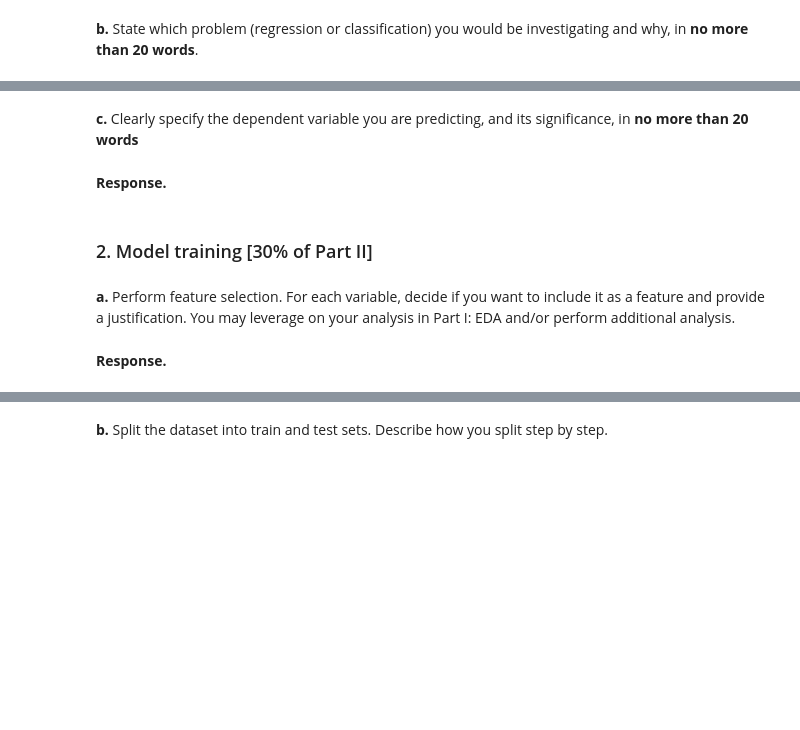
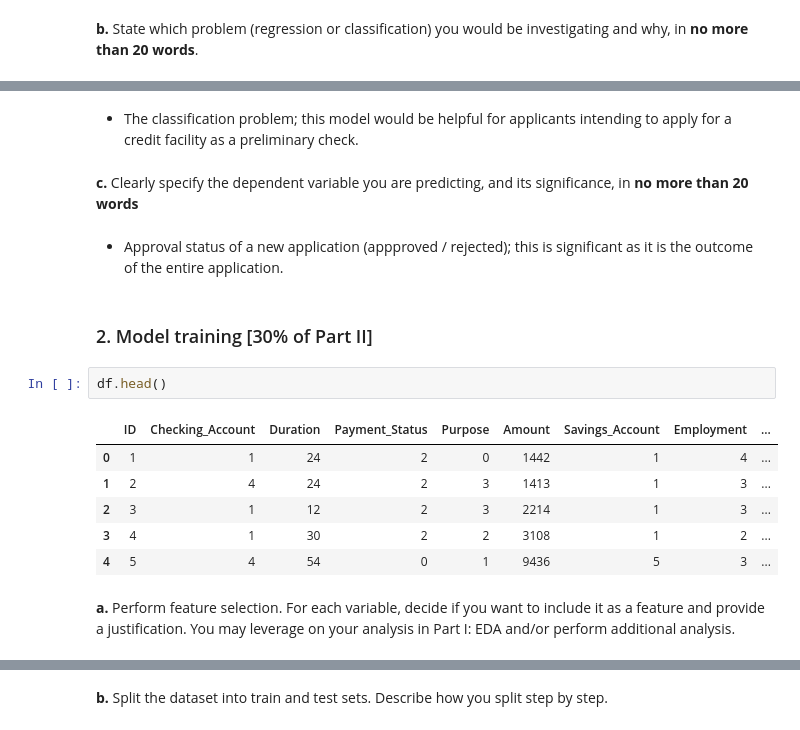
Before and after one commit to Bk49/CS105-Project, a Jupyter notebook: CS105 Project Submission (Final) 2023.ipynb, the cells around one changed output, grey strips where cells are left out. Saved outputs shown, nothing was run; the diff lists cells and outputs as text; blank space fills up the shorter version.

```diff
--- a/CS105 Project Submission (Final) 2023.ipynb
+++ b/CS105 Project Submission (Final) 2023.ipynb
@@ -1440,10 +1439,19 @@ Therefore, based the analysis conducted above, the main factor that decides whet
+# %% [markdown]
+- The classification problem; this model would be helpful for applicants intending to apply for a credit facility as a preliminary check.
 # %% [markdown]
 **c.** Clearly specify the dependent variable you are predicting, and its significance, in **no more than 20 words**
-# %% [markdown]
-**Response.**
+# %% [markdown]
+- Approval status of a new application (appproved / rejected); this is significant as it is the outcome of the entire application.
 # %% [markdown]
 ### 2. Model training [30% of Part II]
+# %%
+df.head()
+# %% [output]
+|  | ID | Checking_Account | Duration | Payment_Status | Purpose | Amount | Savings_Account | Employment | ... |
+| 0 | 1 | 1 | 24 | 2 | 0 | 1442 | 1 | 4 | ... |
+| 1 | 2 | 4 | 24 | 2 | 3 | 1413 | 1 | 3 | ... |
+| 2 | 3 | 1 | 12 | 2 | 3 | 2214 | 1 | 3 | ... |
+| 3 | 4 | 1 | 30 | 2 | 2 | 3108 | 1 | 2 | ... |
+| 4 | 5 | 4 | 54 | 0 | 1 | 9436 | 5 | 3 | ... |
 # %% [markdown]
 **a.** Perform feature selection. For each variable, decide if you want to include it as a feature and provide a justification. You may leverage on your analysis in Part I: EDA and/or perform additional analysis.
-# %% [markdown]
-**Response.**
```
Also changed, not shown: parts of 4 cells of this notebook.
